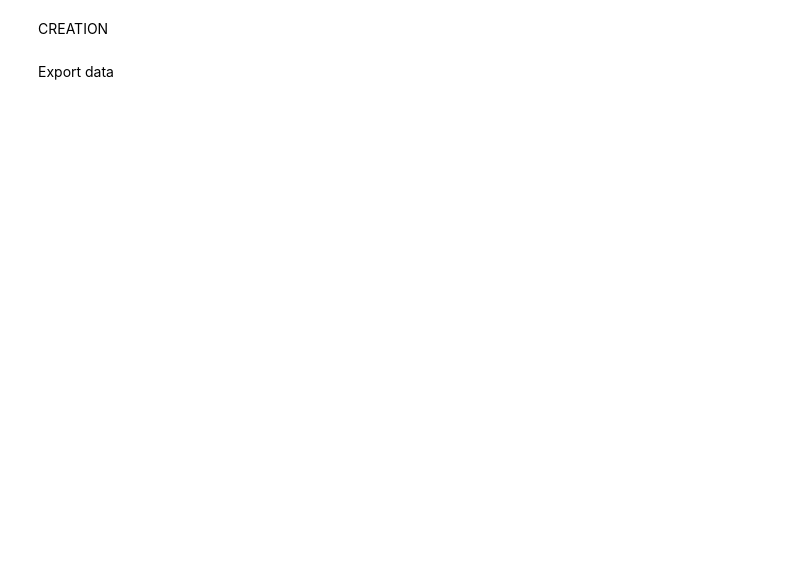
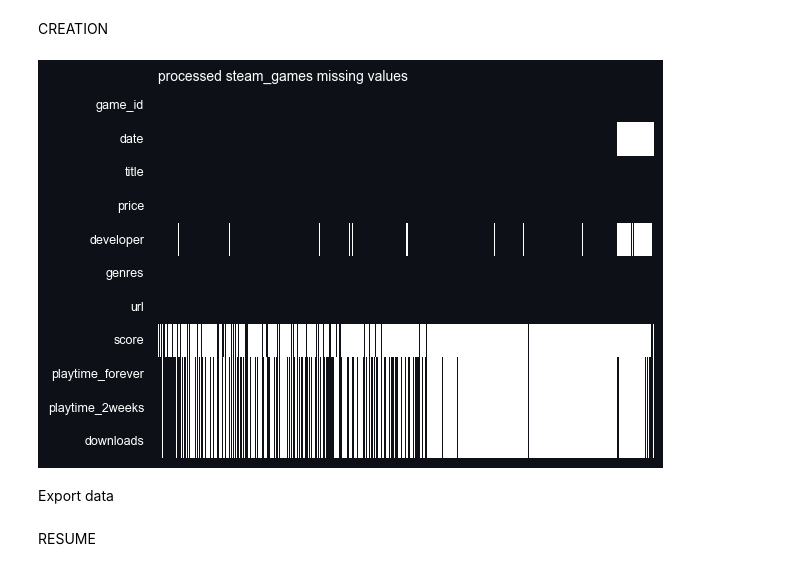
Before and after one commit to JullierJoaquin/game_rec_system, a Jupyter notebook: 01_ETL.ipynb, the cells around one changed output. Saved outputs shown, nothing was run; the diff lists cells and outputs as text; code cells hidden in the pictures; blank space fills up the shorter version.

```diff
--- a/01_ETL.ipynb
+++ b/01_ETL.ipynb
@@ -335,6 +325,10 @@ item_total_downloads = item_total_downloads.to_frame().reset_index()
 item_total_downloads.columns = ["game_id", "downloads"]
 item_total_downloads["game_id"] = item_total_downloads["game_id"].astype(int)
 steam_games = pd.merge(steam_games, item_total_downloads, on="game_id", how="left")
+# %%
+personalised_graphics.missing_values_heatmap(steam_games, "processed steam_games")
+# %% [output]
+[figure, added]
 # %% [markdown]
 Export data
 # %%
@@ -345,3 +339,5 @@ pq.write_table(table_users_reviews, 'data/users_reviews.parquet')
 
 table_users_items = pa.Table.from_pandas(users_items)
 pq.write_table(table_users_items, 'data/users_items.parquet')
+# %% [markdown]
+RESUME
```
Also changed, not shown: parts of 9 cells of this notebook, 43 other files.
